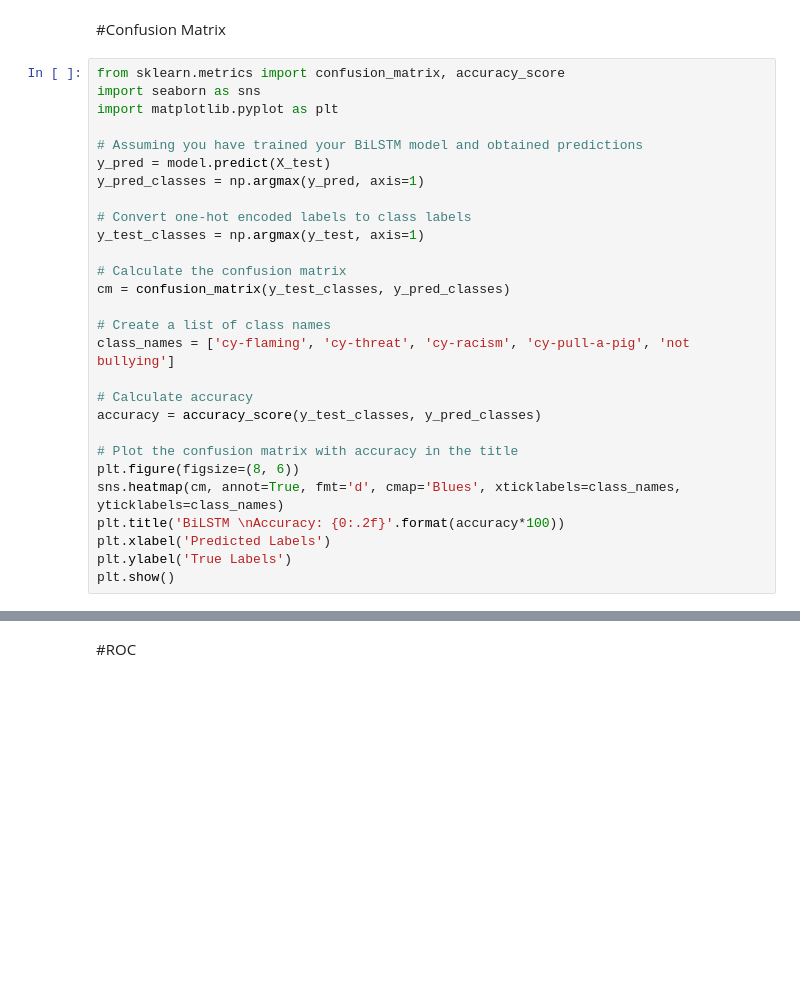
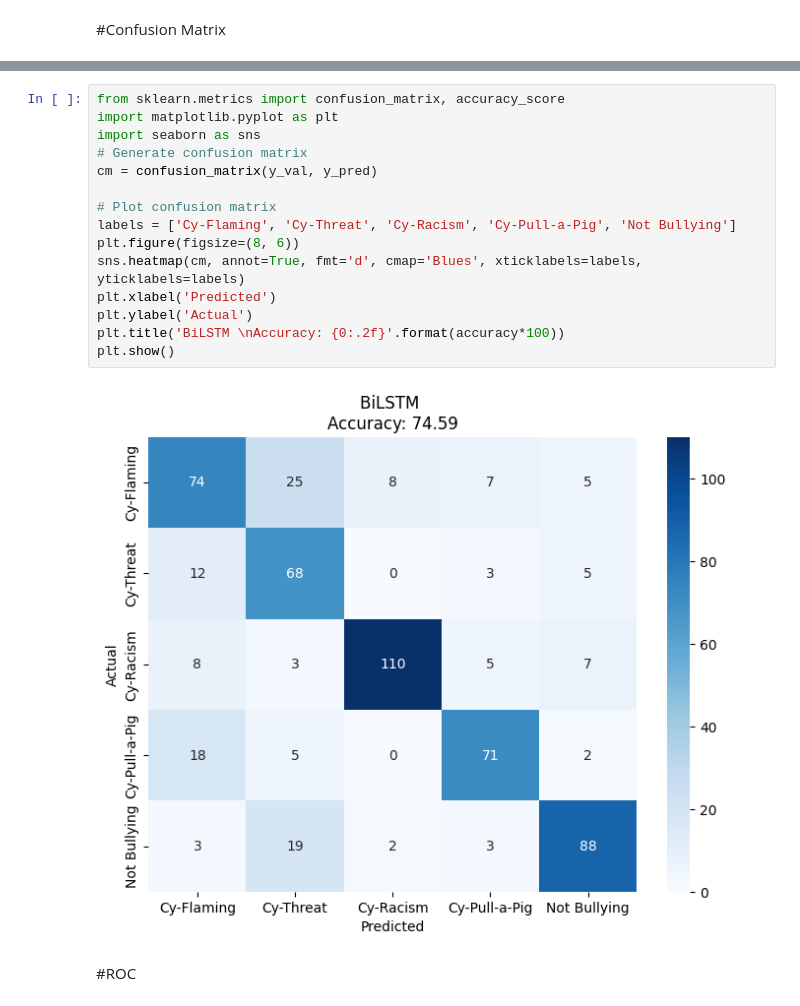
Before and after one commit to SyedSihabUsSakib/Thesis, a Jupyter notebook: BiLSTM.ipynb, the cells around one changed output, grey strips where cells are left out. Drawn from its saved outputs; the diff is of its cells as text; blank space fills up the shorter version.

```diff
--- a/BiLSTM.ipynb
+++ b/BiLSTM.ipynb
@@ -118,30 +143,2 @@ F1 Score: 0.7879
 # %% [markdown]
 #Confusion Matrix
-# %%
-from sklearn.metrics import confusion_matrix, accuracy_score
-import seaborn as sns
-import matplotlib.pyplot as plt
-
-# Assuming you have trained your BiLSTM model and obtained predictions
-y_pred = model.predict(X_test)
-y_pred_classes = np.argmax(y_pred, axis=1)
-
-# Convert one-hot encoded labels to class labels
-y_test_classes = np.argmax(y_test, axis=1)
-
-# Calculate the confusion matrix
-cm = confusion_matrix(y_test_classes, y_pred_classes)
-
-# Create a list of class names
-class_names = ['cy-flaming', 'cy-threat', 'cy-racism', 'cy-pull-a-pig', 'not bullying']
-
-# Calculate accuracy
-accuracy = accuracy_score(y_test_classes, y_pred_classes)
-
-# Plot the confusion matrix with accuracy in the title
-plt.figure(figsize=(8, 6))
-sns.heatmap(cm, annot=True, fmt='d', cmap='Blues', xticklabels=class_names, yticklabels=class_names)
-plt.title('BiLSTM \nAccuracy: {0:.2f}'.format(accuracy*100))
-plt.xlabel('Predicted Labels')
-plt.ylabel('True Labels')
-plt.show()
@@ -151,3 +145,20 @@ plt.show()
+# %%
+from sklearn.metrics import confusion_matrix, accuracy_score
+import matplotlib.pyplot as plt
+import seaborn as sns
+# Generate confusion matrix
+cm = confusion_matrix(y_val, y_pred)
+
+# Plot confusion matrix
+labels = ['Cy-Flaming', 'Cy-Threat', 'Cy-Racism', 'Cy-Pull-a-Pig', 'Not Bullying']
+plt.figure(figsize=(8, 6))
+sns.heatmap(cm, annot=True, fmt='d', cmap='Blues', xticklabels=labels, yticklabels=labels)
+plt.xlabel('Predicted')
+plt.ylabel('Actual')
+plt.title('BiLSTM \nAccuracy: {0:.2f}'.format(accuracy*100))
+plt.show()
+# %% [output]
+[figure, added]
 # %% [markdown]
 #ROC
 # %%
```
Also changed, not shown: parts of 7 cells of this notebook.
